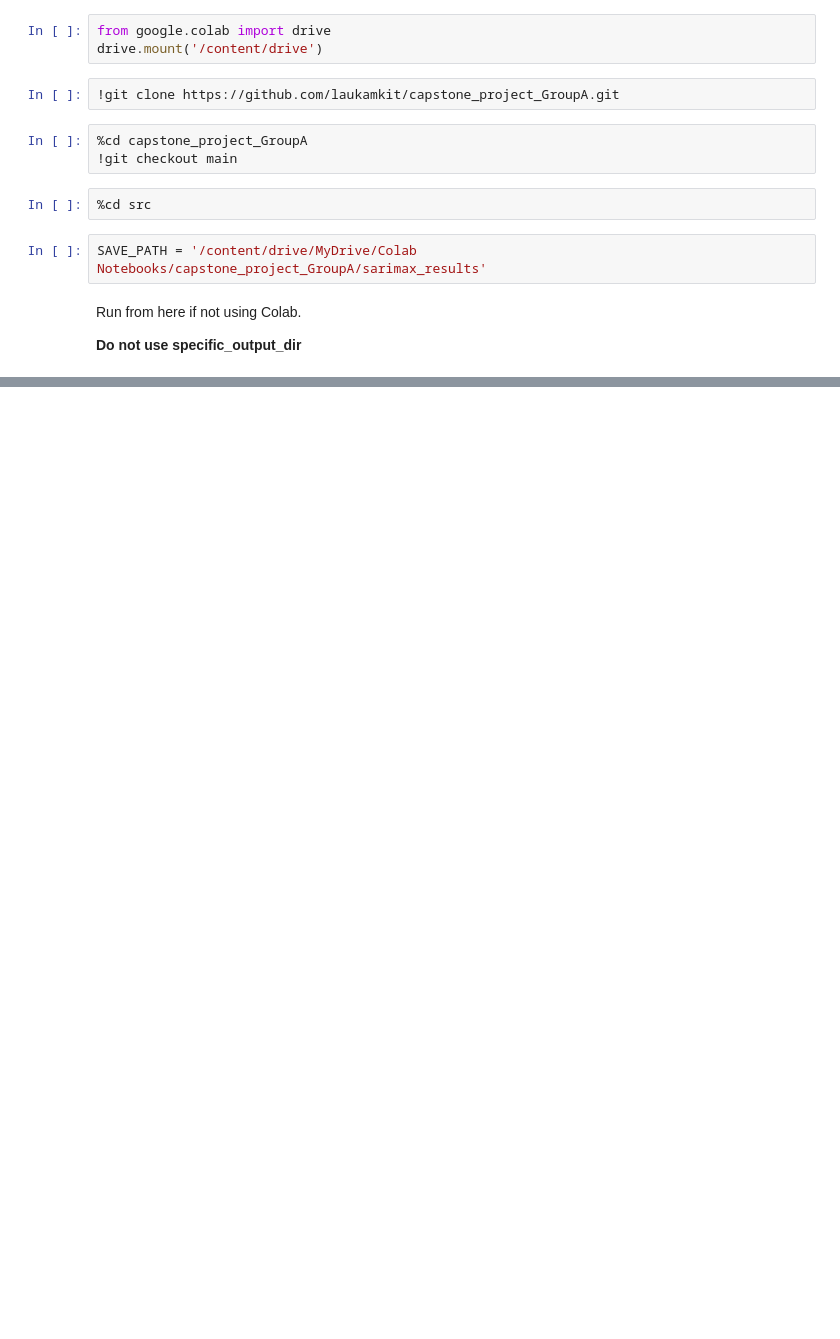
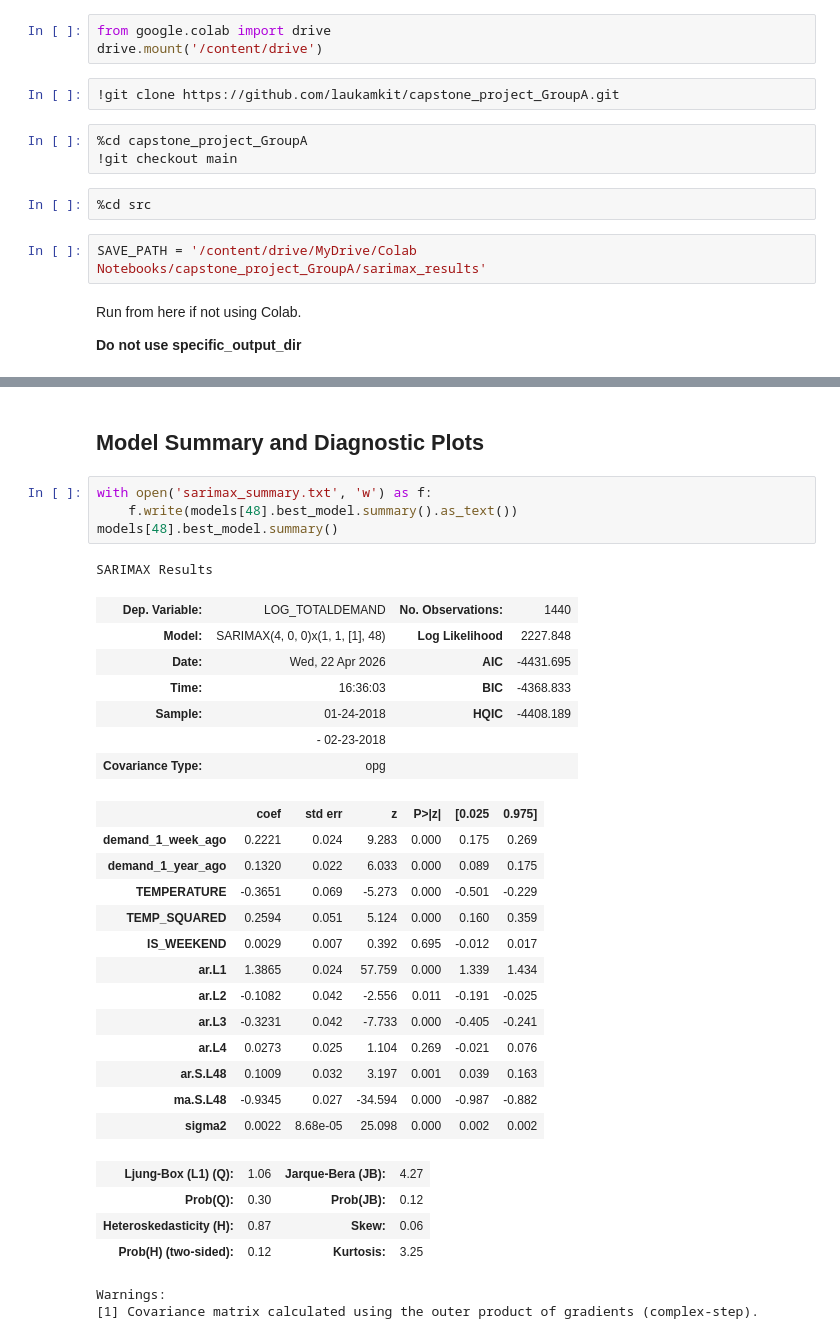
Before and after one commit to laukamkit/capstone_project_GroupA, a Jupyter notebook: src/ModelEvaluation/evaluate_sarimax.ipynb, the cells around one changed output, grey strips where cells are left out. Drawn from its saved outputs; the diff is of its cells as text; blank space fills up the shorter version.

```diff
--- a/src/ModelEvaluation/evaluate_sarimax.ipynb
+++ b/src/ModelEvaluation/evaluate_sarimax.ipynb
@@ -72 +84,35 @@ Saved sarimax_best_model_h720_test_metrics.csv to C:\Users\USER\Desktop\capstone
 ========================================================================================================================================================================================================
+# %% [markdown]
+## Model Summary and Diagnostic Plots
+# %%
+with open('sarimax_summary.txt', 'w') as f:
+    f.write(models[48].best_model.summary().as_text())
+models[48].best_model.summary()
+# %% [output]
+SARIMAX Results
+| Dep. Variable: | LOG_TOTALDEMAND | No. Observations: | 1440 |
+| Model: | SARIMAX(4, 0, 0)x(1, 1, [1], 48) | Log Likelihood | 2227.848 |
+| Date: | Wed, 22 Apr 2026 | AIC | -4431.695 |
+| Time: | 16:36:03 | BIC | -4368.833 |
+| Sample: | 01-24-2018 | HQIC | -4408.189 |
+|  | - 02-23-2018 |  |  |
+| Covariance Type: | opg |  |  |
+|  | coef | std err | z | P>|z| | [0.025 | 0.975] |
+| demand_1_week_ago | 0.2221 | 0.024 | 9.283 | 0.000 | 0.175 | 0.269 |
+| demand_1_year_ago | 0.1320 | 0.022 | 6.033 | 0.000 | 0.089 | 0.175 |
+| TEMPERATURE | -0.3651 | 0.069 | -5.273 | 0.000 | -0.501 | -0.229 |
+| TEMP_SQUARED | 0.2594 | 0.051 | 5.124 | 0.000 | 0.160 | 0.359 |
+| IS_WEEKEND | 0.0029 | 0.007 | 0.392 | 0.695 | -0.012 | 0.017 |
+| ar.L1 | 1.3865 | 0.024 | 57.759 | 0.000 | 1.339 | 1.434 |
+| ar.L2 | -0.1082 | 0.042 | -2.556 | 0.011 | -0.191 | -0.025 |
+| ar.L3 | -0.3231 | 0.042 | -7.733 | 0.000 | -0.405 | -0.241 |
+| ar.L4 | 0.0273 | 0.025 | 1.104 | 0.269 | -0.021 | 0.076 |
+| ar.S.L48 | 0.1009 | 0.032 | 3.197 | 0.001 | 0.039 | 0.163 |
+| ma.S.L48 | -0.9345 | 0.027 | -34.594 | 0.000 | -0.987 | -0.882 |
+| sigma2 | 0.0022 | 8.68e-05 | 25.098 | 0.000 | 0.002 | 0.002 |
+| Ljung-Box (L1) (Q): | 1.06 | Jarque-Bera (JB): | 4.27 |
+| Prob(Q): | 0.30 | Prob(JB): | 0.12 |
+| Heteroskedasticity (H): | 0.87 | Skew: | 0.06 |
+| Prob(H) (two-sided): | 0.12 | Kurtosis: | 3.25 |
+Warnings:
+[1] Covariance matrix calculated using the outer product of gradients (complex-step).
```
Also changed, not shown: parts of 6 cells of this notebook, 4 other files.
